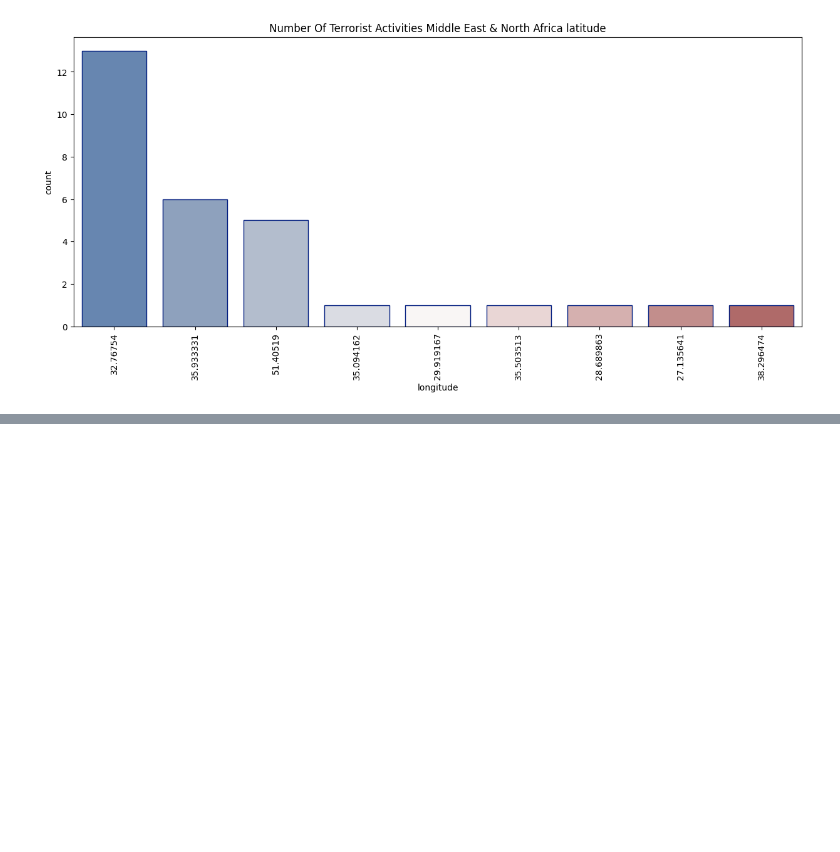
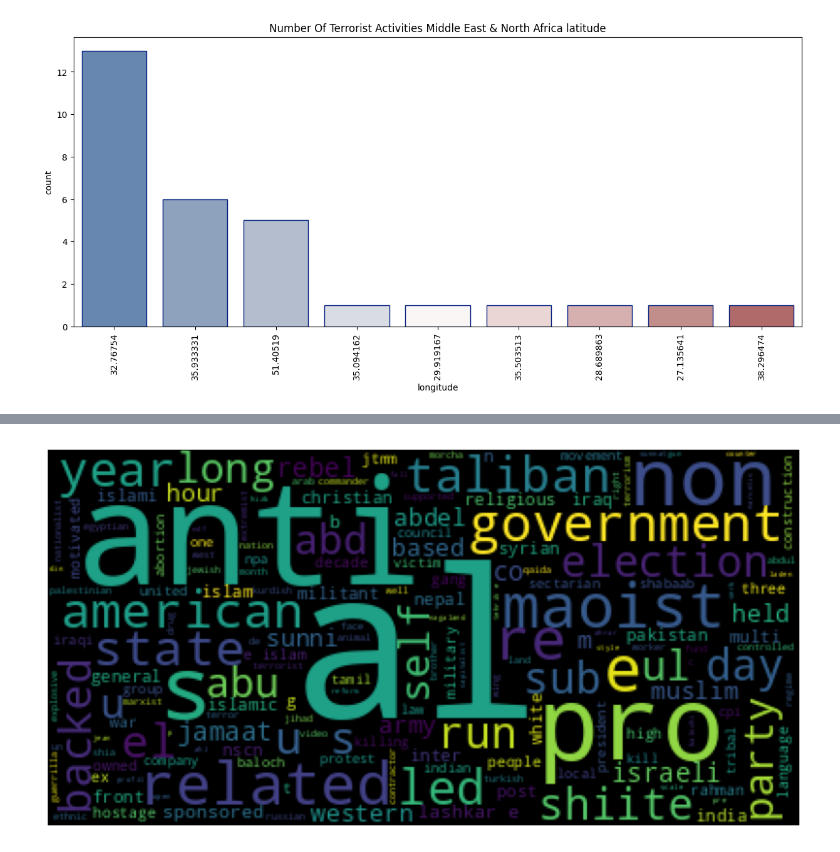
Before and after one commit to Bazinga97/ML_Projects, a Jupyter notebook: Global_Terrorism.ipynb, the cells around one changed output, grey strips where cells are left out. Saved outputs shown, nothing was run; the diff lists cells and outputs as text; code cells hidden in the pictures; blank space fills up the shorter version.

```diff
--- a/Global_Terrorism.ipynb
+++ b/Global_Terrorism.ipynb
@@ -453,0 +465,2 @@ Passing `palette` without assigning `hue` is deprecated and will be removed in v
+# %%
+df = pd.read_csv('Global Terrorism Data.csv', encoding='latin-1')
@@ -453,0 +498,7 @@ Passing `palette` without assigning `hue` is deprecated and will be removed in v
+# %%
+
+df.rename(columns={'iyear':'Year','imonth':'Month','iday':'Day','country_txt':'Country','region_txt':'Region','attacktype1_txt':'AttackType','target1':'Target','nkill':'Killed','nwound':'Wounded','summary':'Summary','gname':'Group','targtype1_txt':'Target_type','weaptype1_txt':'Weapon_type','motive':'Motive'},inplace=True)
+df= df[['Year','Month','Day','Country','Region','city','latitude','longitude','AttackType','Killed','Wounded','Target','Summary','Group','Target_type','Weapon_type','Motive']]
+df['casualities']=df['Killed']+df['Wounded']
+df_tmp = df
+df.info()
@@ -453,0 +528,6 @@ Passing `palette` without assigning `hue` is deprecated and will be removed in v
+# %%
+# Remove all duplicate rows
+df = df.drop_duplicates(keep=False)
+df.replace('a', None)
+len(df)
+df.isnull().sum()
@@ -453,0 +564,16 @@ Passing `palette` without assigning `hue` is deprecated and will be removed in v
+# %%
+
+from wordcloud import WordCloud, STOPWORDS
+motive= df['Motive'].str.lower().str.replace(r'\|', ' ').str.cat(sep=' ')
+words=nltk.tokenize.word_tokenize(motive)
+word_dist = nltk.FreqDist(words)
+stopwords = nltk.corpus.stopwords.words('english')
+words_except_stop_dist = nltk.FreqDist(w for w in words if w not in stopwords)
+wordcloud = WordCloud(stopwords=STOPWORDS).generate(" ".join(words_except_stop_dist))
+plt.imshow(wordcloud)
+fig=plt.gcf()
+fig.set_size_inches(10,16)
+plt.axis('off')
+plt.show(wordcloud)
+# %% [output]
+[figure, added]
```
Also changed, not shown: parts of 13 cells of this notebook.
